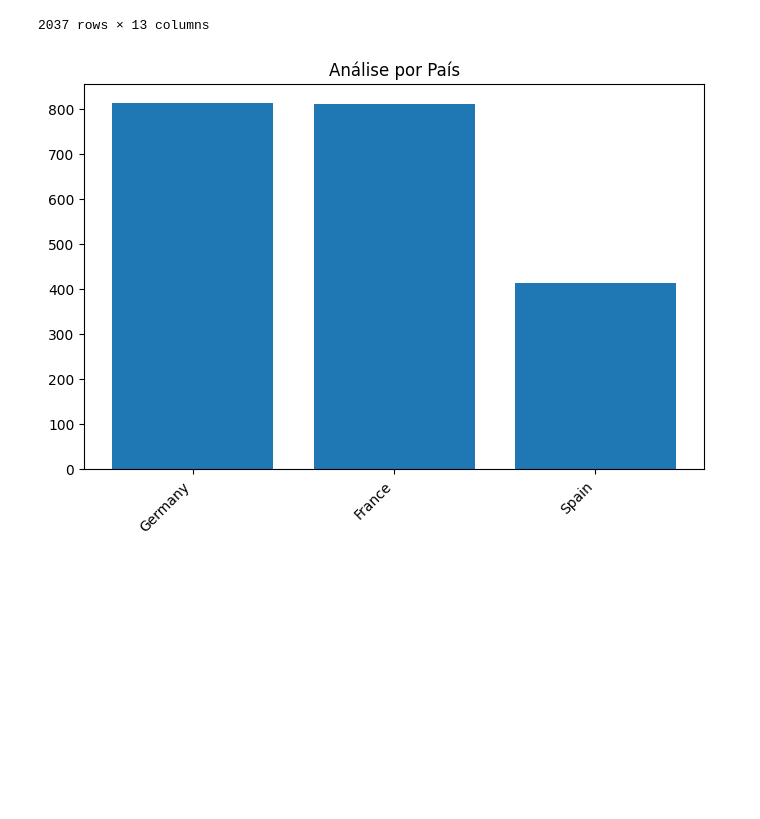
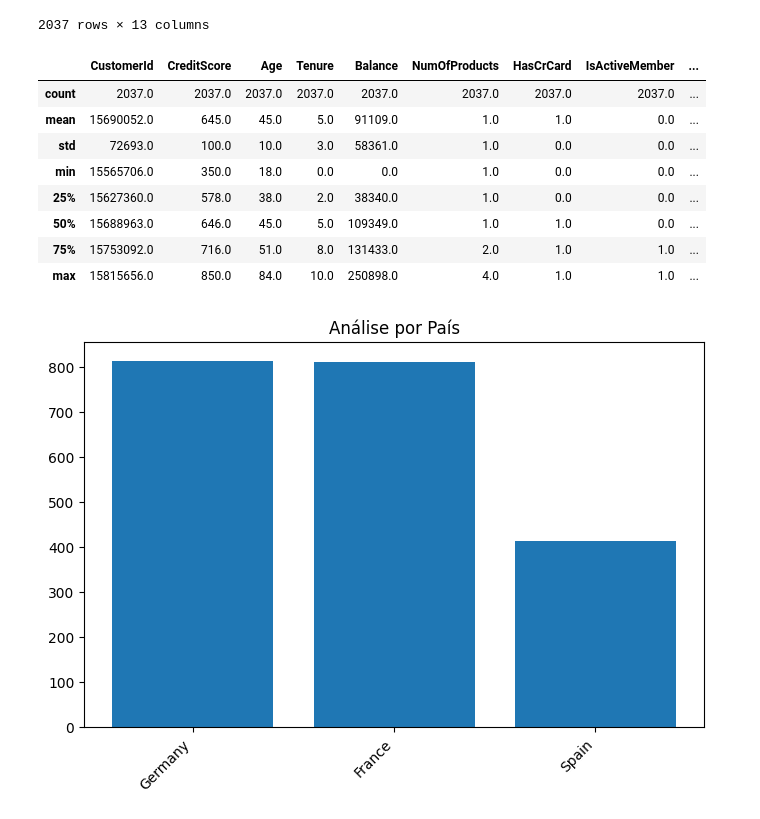
Before and after one commit to mclararibeiro/Ada-tech, a Jupyter notebook: analise_exploratoria_de_dados/analise_inicial.ipynb, the cells around one changed output. Saved outputs shown, nothing was run; the diff lists cells and outputs as text; code cells hidden in the pictures; blank space fills up the shorter version.

```diff
--- a/analise_exploratoria_de_dados/analise_inicial.ipynb
+++ b/analise_exploratoria_de_dados/analise_inicial.ipynb
@@ -89,6 +89,18 @@ tabela_churn
 | 9998 | 15584532 | Liu | 709 | France | Female | 36 | 7 | 0.00 | 1 | ... |
 | 9999 | 15682355 | Sabbatini | 772 | Germany | Male | 42 | 3 | 75075.31 | 2 | ... |
 2037 rows × 13 columns
+# %%
+tabela_churn.describe().round(0)
+# %% [output]
+|  | CustomerId | CreditScore | Age | Tenure | Balance | NumOfProducts | HasCrCard | IsActiveMember | ... |
+| count | 2037.0 | 2037.0 | 2037.0 | 2037.0 | 2037.0 | 2037.0 | 2037.0 | 2037.0 | ... |
+| mean | 15690052.0 | 645.0 | 45.0 | 5.0 | 91109.0 | 1.0 | 1.0 | 0.0 | ... |
+| std | 72693.0 | 100.0 | 10.0 | 3.0 | 58361.0 | 1.0 | 0.0 | 0.0 | ... |
+| min | 15565706.0 | 350.0 | 18.0 | 0.0 | 0.0 | 1.0 | 0.0 | 0.0 | ... |
+| 25% | 15627360.0 | 578.0 | 38.0 | 2.0 | 38340.0 | 1.0 | 0.0 | 0.0 | ... |
+| 50% | 15688963.0 | 646.0 | 45.0 | 5.0 | 109349.0 | 1.0 | 1.0 | 0.0 | ... |
+| 75% | 15753092.0 | 716.0 | 51.0 | 8.0 | 131433.0 | 2.0 | 1.0 | 1.0 | ... |
+| max | 15815656.0 | 850.0 | 84.0 | 10.0 | 250898.0 | 4.0 | 1.0 | 1.0 | ... |
 # %%
 import matplotlib.pyplot as plt
 
```
Also changed, not shown: parts of 2 cells of this notebook, 1 other file.
